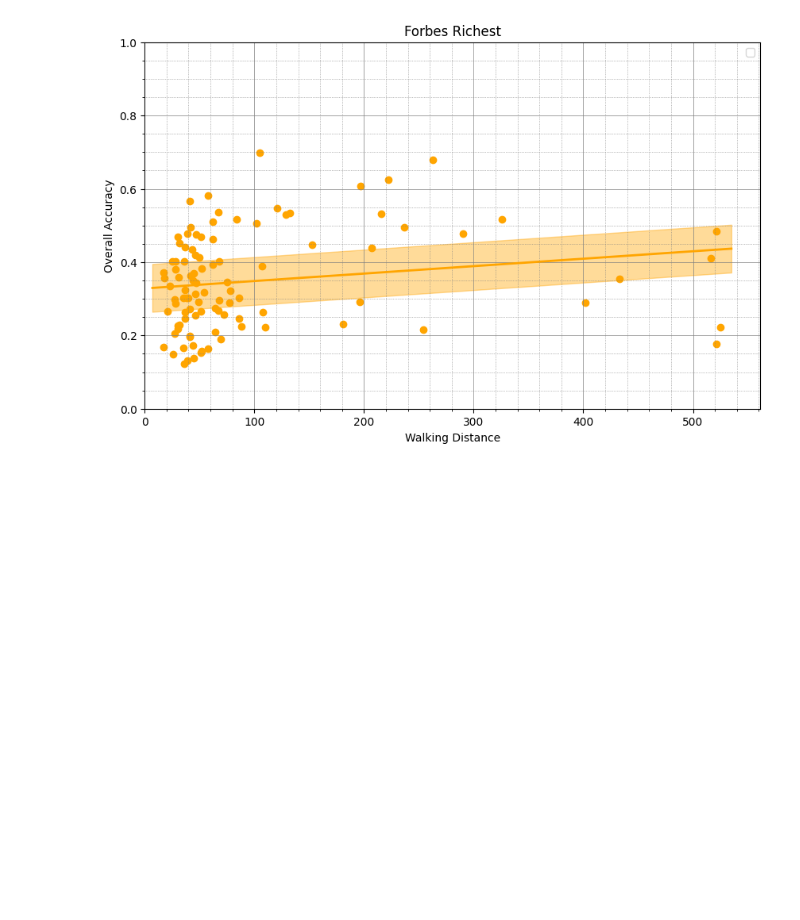
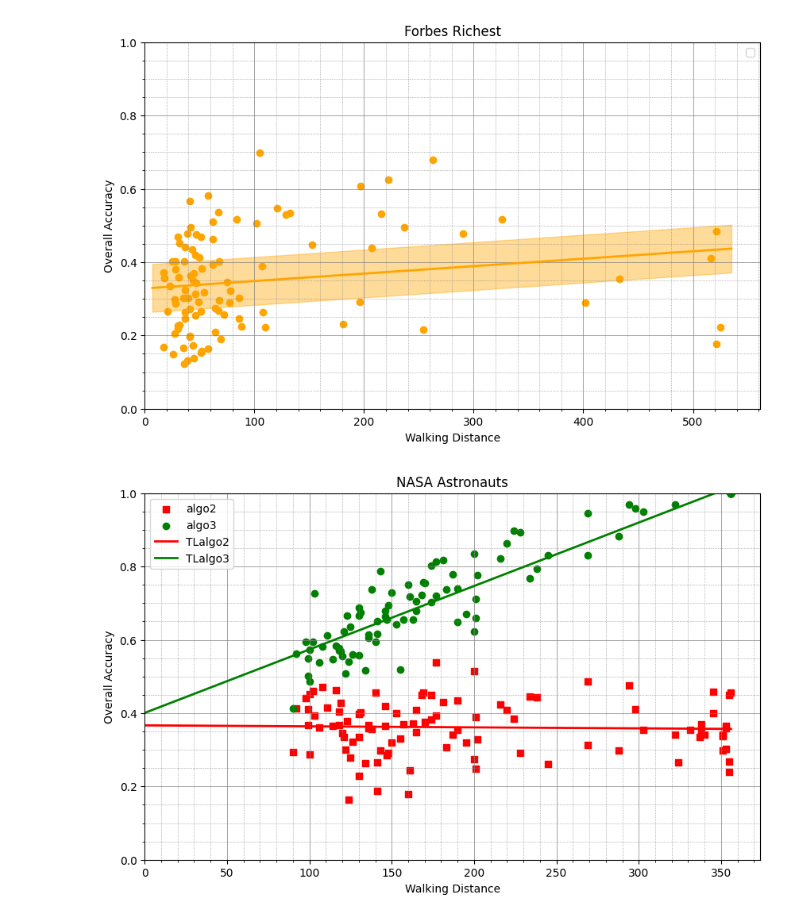
Before and after one commit to SadehYuval/MiniProjectDataManagment, a Jupyter notebook: MiniProjectDataManagment.ipynb, the cells around one changed output. Cells and saved outputs as stored; diff of their text form; code cells hidden in the pictures; blank space fills up the shorter version.

Commit message:
Added comparison between algo2 and algo3

```diff
--- a/MiniProjectDataManagment.ipynb
+++ b/MiniProjectDataManagment.ipynb
@@ -41,14 +41,14 @@ def algorithm_2(items, K, N, num_categories, lower_constraints, upper_constraint
     M = [0] * num_categories
 
     # Per category warmup
-    R = [math.floor((n / math.e) / 16) for n in items_per_category]
+    R = [math.floor((n / math.e) / 8) for n in items_per_category]
 
     T = [[] for _ in range(num_categories)]
 
     slack = K - sum(lower_constraints)
 
     # Independent warmup
-    r = math.floor((N / math.e) / 16)
+    r = math.floor((N / math.e) / 8)
 
     T_independent = []
 
@@ -894,0 +963,50 @@ WARNING:matplotlib.legend:No artists with labels found to put in legend.  Note t
+# %%
+import matplotlib.pyplot as plt
+import numpy as np
+
+# Create a plot
+plt.figure(figsize=(10, 6))
+
+# Plot each scatter plot with different shapes
+plt.scatter(walking_distance_2, accuracy_axis_y_2, label='algo2', color='red', marker='s')
+plt.scatter(walking_distance_3, accuracy_axis_y_3, label='algo3', color='green', marker='o')
+
+
+# Plot trend lines
+coefficients_2 = np.polyfit(walking_distance_2, accuracy_axis_y_2, 1)
+trend_line_2 = np.poly1d(coefficients_2)
+x_range_2 = np.linspace(0, max(walking_distance_2), 2)
+plt.plot(x_range_2, trend_line_2(x_range_2), label='TLalgo2', color='red', linewidth=2)
+
+coefficients_3 = np.polyfit(walking_distance_3, accuracy_axis_y_3, 1)
+trend_line_3 = np.poly1d(coefficients_3)
+x_range_3 = np.linspace(0, max(walking_distance_3), 2)
+plt.plot(x_range_3, trend_line_3(x_range_3), label='TLalgo3', color='green', linewidth=2)
+
+
+# Customize grid
+plt.grid(True, which='both', linestyle='-', linewidth=0.5, color='gray')
+plt.minorticks_on()
+plt.grid(which='minor', linestyle=':', linewidth=0.5, color='gray')
+
+# Set the x-axis and y-axis division
+plt.xticks(np.arange(0, 361, 50))
+plt.yticks(np.arange(0, 1.2, 0.2))
+
+# Set the x-axis to start at 0 and y-axis to max at 1
+plt.xlim(left=0)
+plt.ylim(top=1)
+plt.ylim(bottom=0)
+
+# Add title and labels
+plt.title('NASA Astronauts')
+plt.xlabel('Walking Distance')
+plt.ylabel('Overall Accuracy')
+
+# Add a legend
+plt.legend()
+
+# Show the plot
+plt.show()
+# %% [output]
+[figure, added]
```
Also changed, not shown: parts of 2 cells of this notebook.
